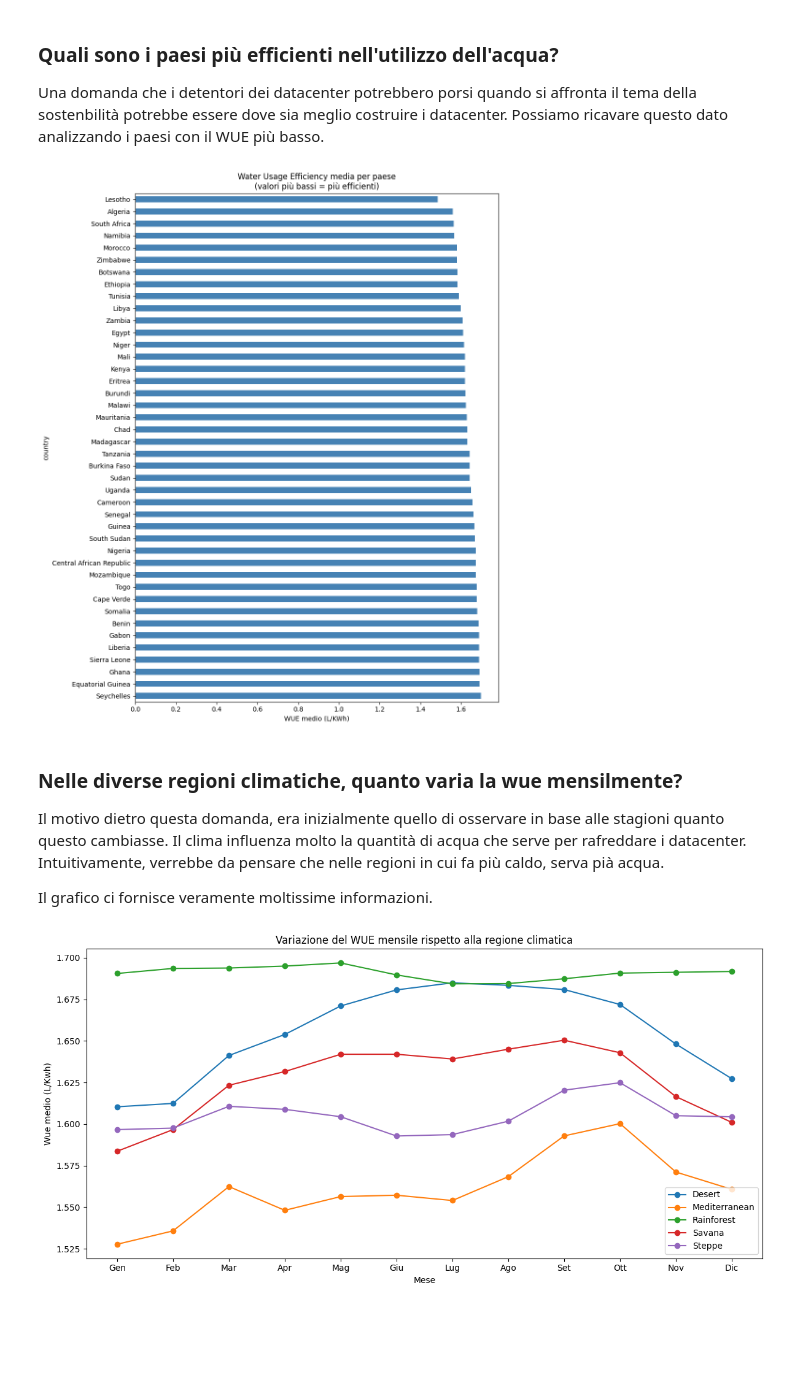
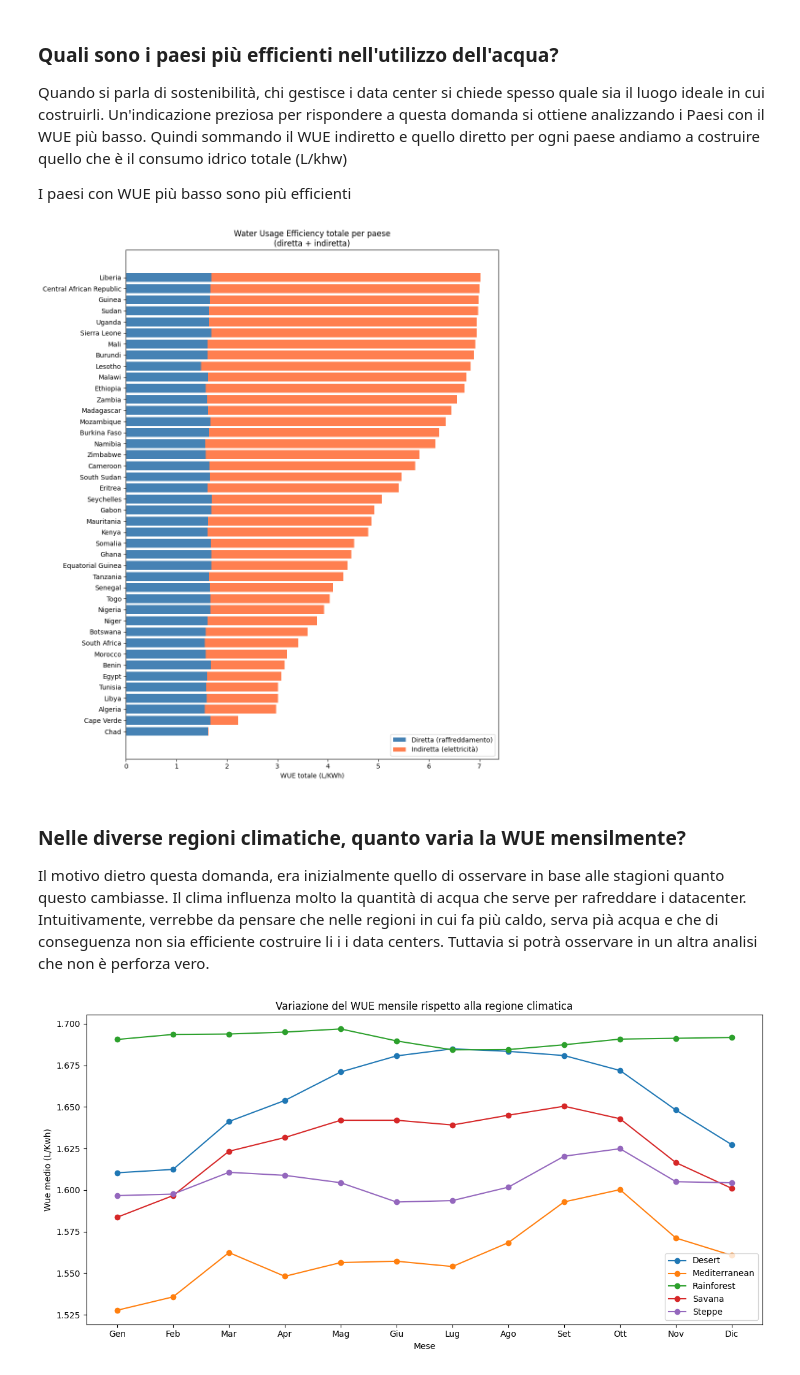
Before and after one commit to tawfiqsn/water_usage_efficiency, a Jupyter notebook: notebooks/analysis.ipynb, the cells around one changed output. Cells and saved outputs as stored; diff of their text form; code cells hidden in the pictures; blank space fills up the shorter version.

```diff
--- a/notebooks/analysis.ipynb
+++ b/notebooks/analysis.ipynb
@@ -10,3 +8,19 @@ df = pd.read_csv("../data/raw/wue_csv.csv")
 # %%
+df = pd.read_csv("../data/raw/wue_csv.csv")
+
+# Converti timestamp e estrai il mese
 df['timestamp'] = pd.to_datetime(df['timestamp'])
 df['month'] = df['timestamp'].dt.month
+df['year'] = df['timestamp'].dt.year
+
+palette = {
+    'Rainforest': '#2d8653',
+    'Desert': '#e07b39',
+    'Savana': '#c4a24b',
+    'Mediterranean': '#4a7fb5',
+    'Steppe': '#8b7355'
+}
+
+print(f"Dataset caricato: {df.shape[0]:,} righe, {df.shape[1]} colonne")
+print(f"Paesi: {df['country'].nunique()} | Città: {df['city'].nunique()}")
+print(f"\nRegioni climatiche: {list(df['climate_region'].unique())}")
@@ -43,25 +49,39 @@ Name: count, dtype: int64
 # %% [markdown]
 ### Quali sono i paesi più efficienti nell'utilizzo dell'acqua?
 
-Una domanda che i detentori dei datacenter potrebbero porsi quando si affronta il tema della sostenbilità potrebbe essere dove sia meglio costruire i datacenter. Possiamo ricavare questo dato analizzando i paesi con il WUE più basso.
+Quando si parla di sostenibilità, chi gestisce i data center si chiede spesso quale sia il luogo ideale in cui costruirli. Un'indicazione preziosa per rispondere a questa domanda si ottiene analizzando i Paesi con il WUE più basso.
+Quindi sommando il WUE indiretto e quello diretto per ogni paese andiamo a costruire quello che è il consumo idrico totale (L/khw)
+
+I paesi con WUE più basso sono più efficienti
 # %%
-wue_by_country = df.groupby('country')['WUE_FixedApproachDirect(L/KWh)'].mean().sort_values(ascending=False)
+country_summary = df.groupby('country').agg(
+    wue_direct=('WUE_FixedApproachDirect(L/KWh)', 'mean'),
+    wue_indirect=('WUE_Indirect(L/KWh)', 'mean')
+).reset_index()
+
+country_summary['wue_total'] = country_summary['wue_direct'] + country_summary['wue_indirect']
+country_summary = country_summary.sort_values('wue_total', ascending=True)
+
 fig, ax = plt.subplots(figsize=(10, 12))
-wue_by_country.plot(kind='barh', ax=ax, color='steelblue')
-ax.set_xlabel('WUE medio (L/KWh)')
-ax.set_title('Water Usage Efficiency media per paese\n(valori più bassi = più efficienti)')
+ax.barh(country_summary['country'], country_summary['wue_direct'],
+        label='Diretta (raffreddamento)', color='steelblue')
+ax.barh(country_summary['country'], country_summary['wue_indirect'],
+        left=country_summary['wue_direct'],
+        label='Indiretta (elettricità)', color='coral')
+
+ax.set_xlabel('WUE totale (L/KWh)')
+ax.set_title('Water Usage Efficiency totale per paese\n(diretta + indiretta)')
+ax.legend()
 plt.tight_layout()
-plt.savefig('../output/figures/wue_per_paese.png', dpi=150)
+plt.savefig('../output/figures/wue_totale_per_paese.png', dpi=150)
 plt.show()
 # %% [output]
-[figure, old version]
+[figure, new version]
 # %% [markdown]
-### Nelle diverse regioni climatiche, quanto varia la wue mensilmente?
+### Nelle diverse regioni climatiche, quanto varia la WUE mensilmente?
 
 Il motivo dietro questa domanda, era inizialmente quello di osservare in base alle stagioni quanto questo cambiasse.
-Il clima influenza molto la quantità di acqua che serve per rafreddare i datacenter. Intuitivamente, verrebbe da pensare che nelle regioni in cui fa più caldo, serva pià acqua.
-
-Il grafico ci fornisce veramente moltissime informazioni.
+Il clima influenza molto la quantità di acqua che serve per rafreddare i datacenter. Intuitivamente, verrebbe da pensare che nelle regioni in cui fa più caldo, serva pià acqua e che di conseguenza non sia efficiente costruire li i i data centers. Tuttavia si potrà osservare in un altra analisi che non è perforza vero.
 # %%
 monthly_wue = df.groupby(['climate_region','month'])['WUE_FixedApproachDirect(L/KWh)'].mean().reset_index()
 
```
Also changed, not shown: parts of 13 cells of this notebook, 6 other files.
